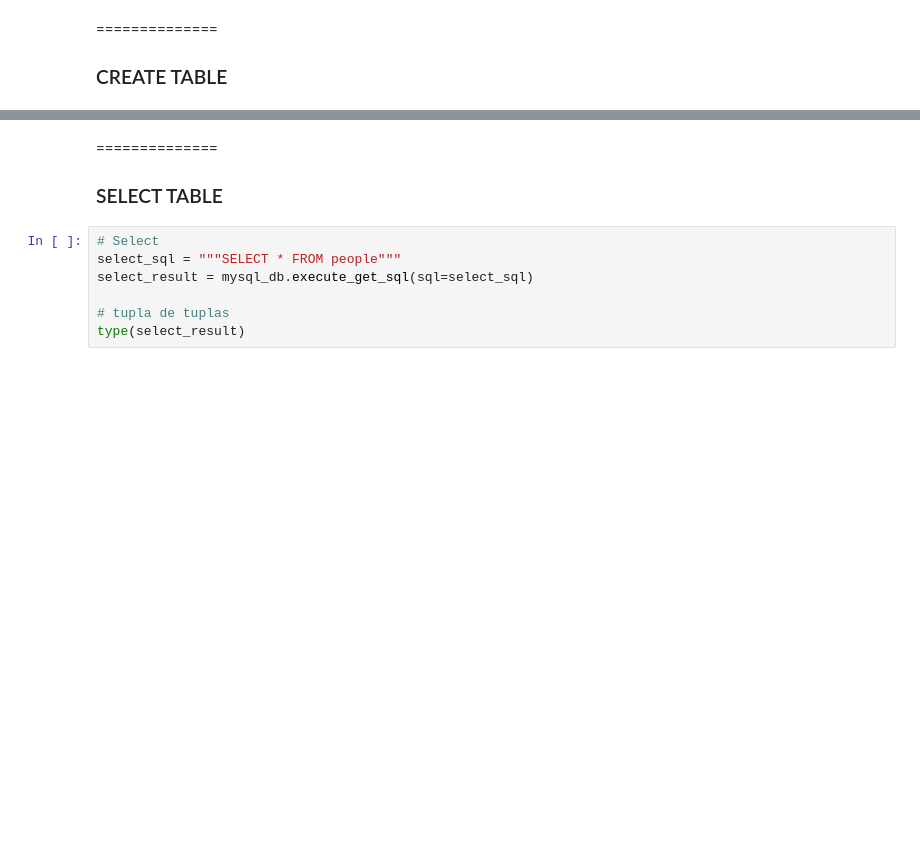
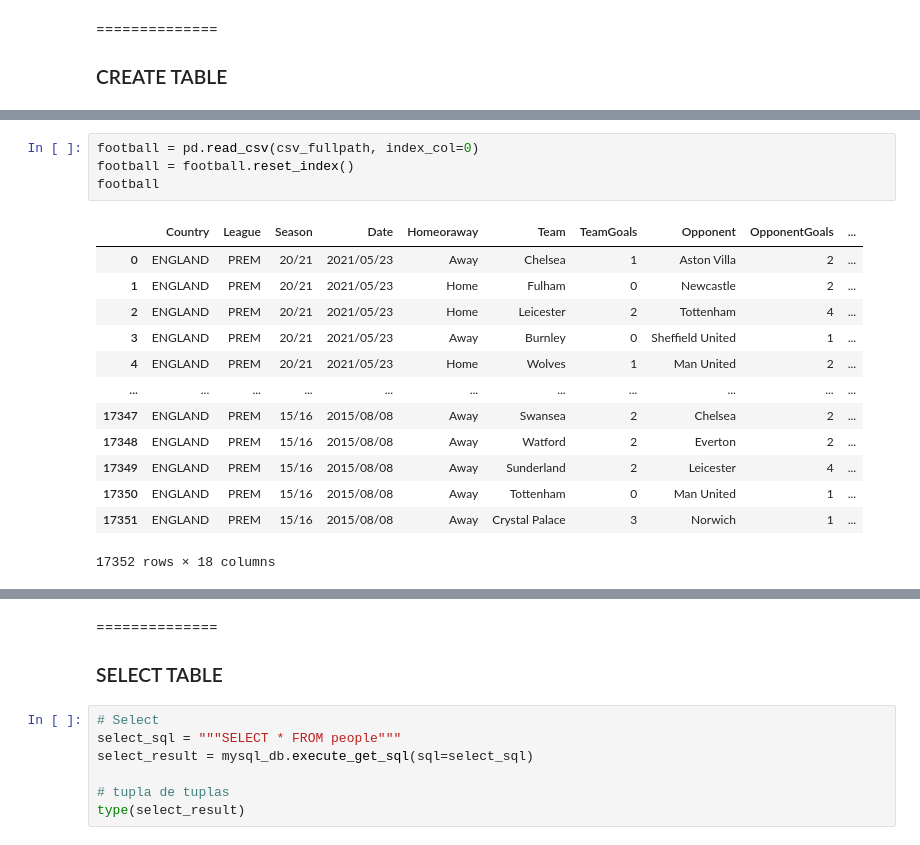
Before and after one commit to danwalk/walkdabridge, a Jupyter notebook: EDA/src/utils/pymysql/manage_sql_jupyter.ipynb, the cells around one changed output, grey strips where cells are left out. Cells and saved outputs as stored; diff of their text form; blank space fills up the shorter version.

```diff
--- a/EDA/src/utils/pymysql/manage_sql_jupyter.ipynb
+++ b/EDA/src/utils/pymysql/manage_sql_jupyter.ipynb
@@ -55,0 +60,18 @@ mysql_db.execute_interactive_sql(sql=create_table_sql)
+# %%
+football = pd.read_csv(csv_fullpath, index_col=0)
+football = football.reset_index()
+football
+# %% [output]
+|  | Country | League | Season | Date | Homeoraway | Team | TeamGoals | Opponent | OpponentGoals | ... |
+| 0 | ENGLAND | PREM | 20/21 | 2021/05/23 | Away | Chelsea | 1 | Aston Villa | 2 | ... |
+| 1 | ENGLAND | PREM | 20/21 | 2021/05/23 | Home | Fulham | 0 | Newcastle | 2 | ... |
+| 2 | ENGLAND | PREM | 20/21 | 2021/05/23 | Home | Leicester | 2 | Tottenham | 4 | ... |
+| 3 | ENGLAND | PREM | 20/21 | 2021/05/23 | Away | Burnley | 0 | Sheffield United | 1 | ... |
+| 4 | ENGLAND | PREM | 20/21 | 2021/05/23 | Home | Wolves | 1 | Man United | 2 | ... |
+| ... | ... | ... | ... | ... | ... | ... | ... | ... | ... | ... |
+| 17347 | ENGLAND | PREM | 15/16 | 2015/08/08 | Away | Swansea | 2 | Chelsea | 2 | ... |
+| 17348 | ENGLAND | PREM | 15/16 | 2015/08/08 | Away | Watford | 2 | Everton | 2 | ... |
+| 17349 | ENGLAND | PREM | 15/16 | 2015/08/08 | Away | Sunderland | 2 | Leicester | 4 | ... |
+| 17350 | ENGLAND | PREM | 15/16 | 2015/08/08 | Away | Tottenham | 0 | Man United | 1 | ... |
+| 17351 | ENGLAND | PREM | 15/16 | 2015/08/08 | Away | Crystal Palace | 3 | Norwich | 1 | ... |
+17352 rows × 18 columns
```
Also changed, not shown: parts of 16 cells of this notebook, 4 other files.
